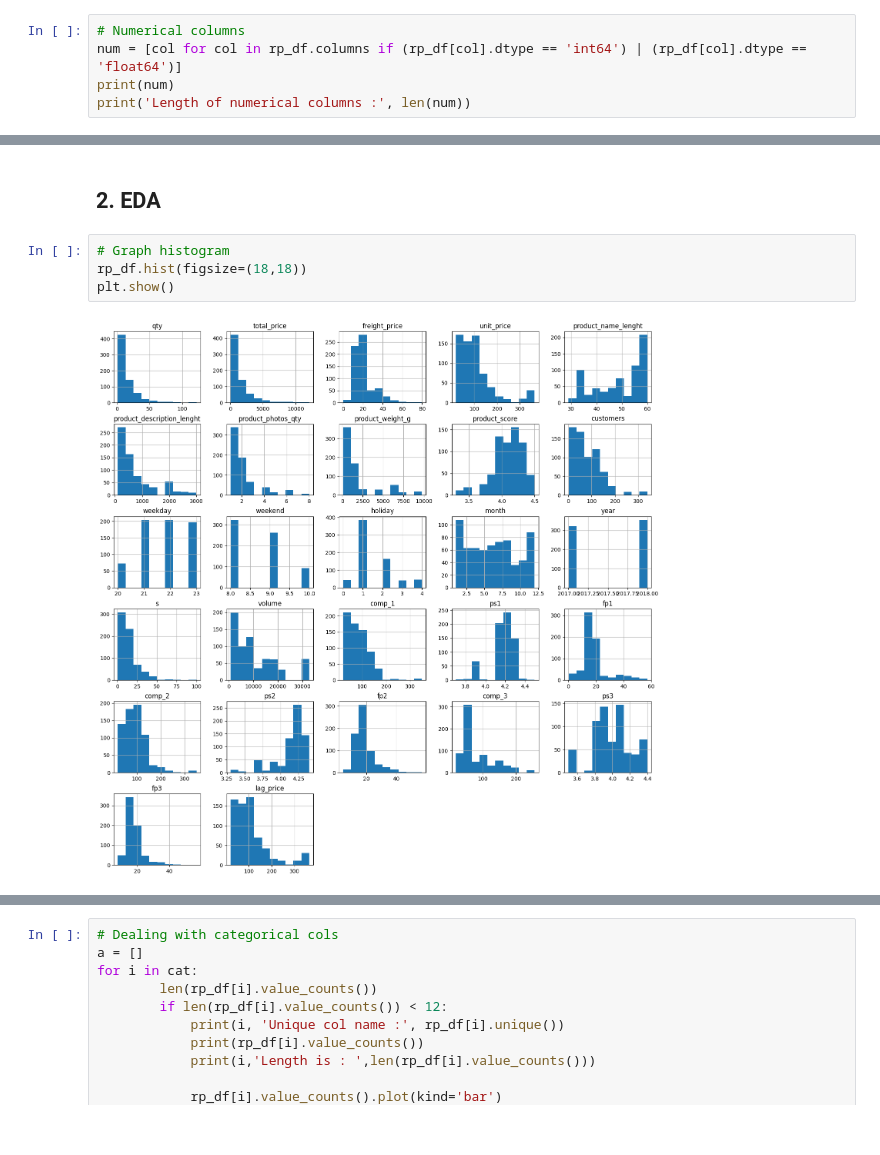
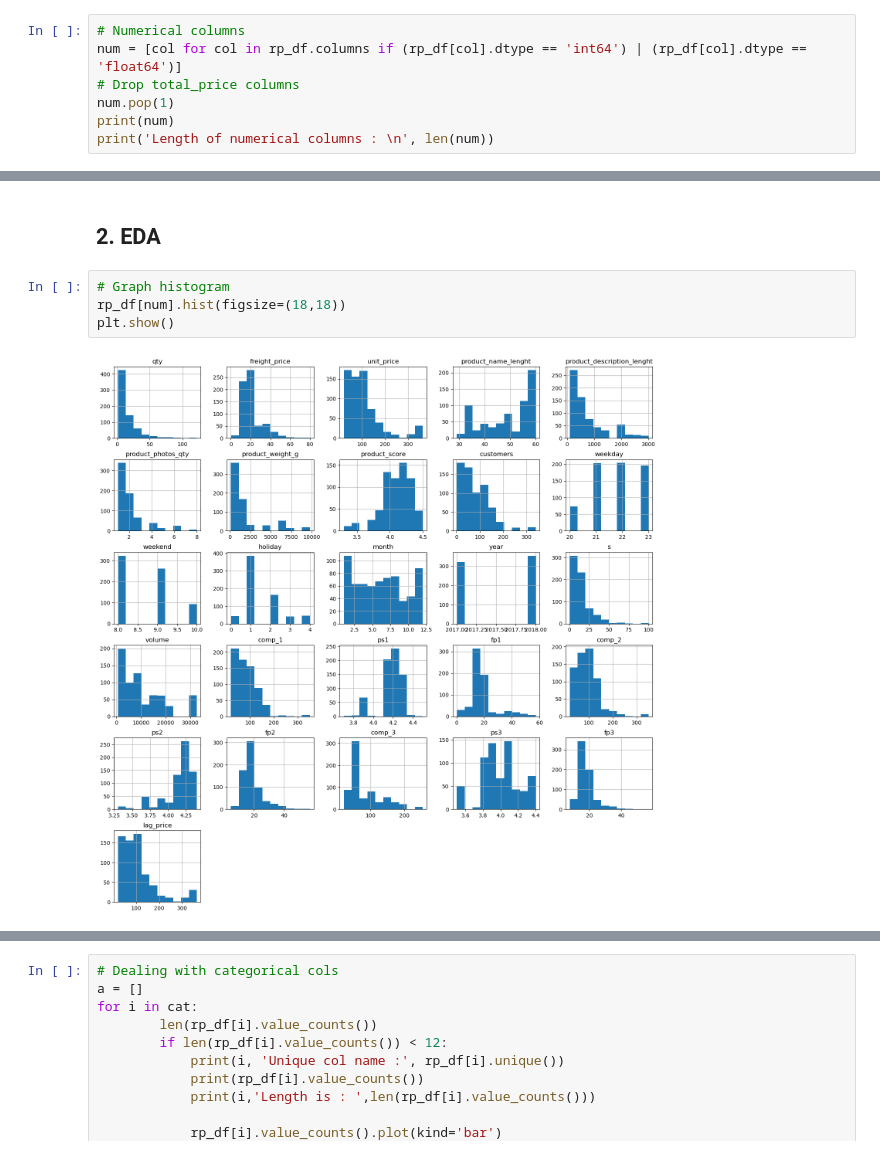
Before and after one commit to M-Hamza380/Retail-Price-Optimization, a Jupyter notebook: Retail Price Optimization.ipynb, the cells around one changed output, grey strips where cells are left out. Saved outputs shown, nothing was run; the diff lists cells and outputs as text.

```diff
--- a/Retail Price Optimization.ipynb
+++ b/Retail Price Optimization.ipynb
@@ -73,6 +103,8 @@ memory usage: 158.6+ KB
 # %%
 # Numerical columns
 num = [col for col in rp_df.columns if (rp_df[col].dtype == 'int64') | (rp_df[col].dtype == 'float64')]
+# Drop total_price columns
+num.pop(1)
 print(num)
-print('Length of numerical columns :', len(num))
+print('Length of numerical columns : \n', len(num))
 # %% [output]
@@ -151,9 +153,9 @@ rp_df.duplicated().sum()
 ## 2. EDA
 # %%
 # Graph histogram
-rp_df.hist(figsize=(18,18))
+rp_df[num].hist(figsize=(18,18))
 plt.show()
 # %% [output]
-[figure, old version]
+[figure, new version]
 # %%
 # Check skewness
```
Also changed, not shown: parts of 51 cells of this notebook.
